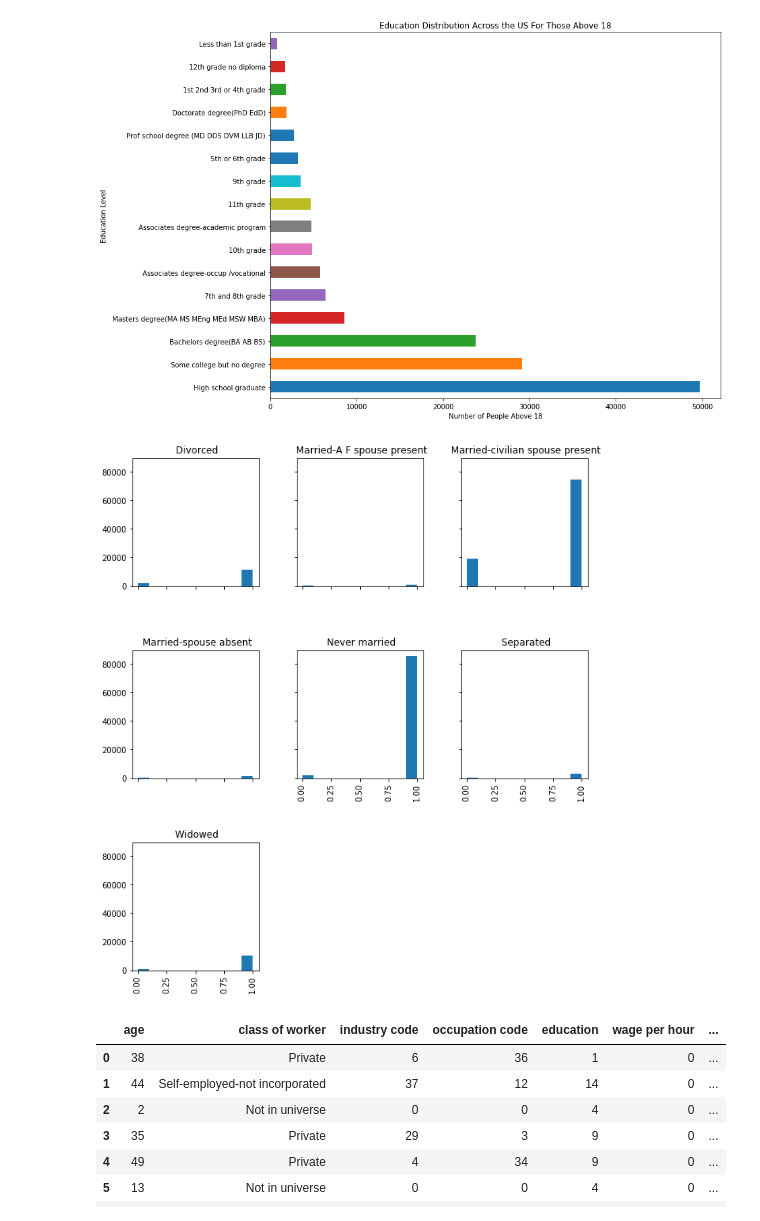
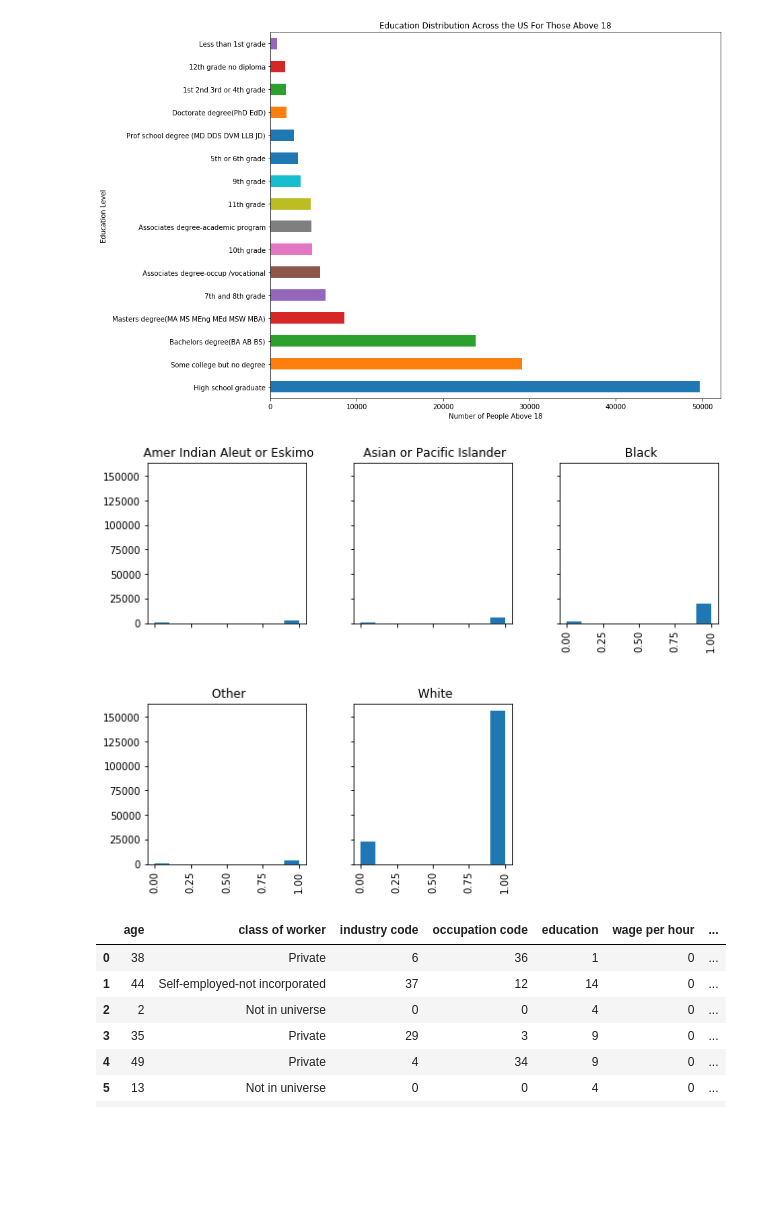
Before and after one commit to llieberson/Income-Classification, a Jupyter notebook: IncomeClassification.ipynb, the cells around one changed output. Cells and saved outputs as stored; diff of their text form; code cells hidden in the pictures; blank space fills up the shorter version.

```diff
--- a/IncomeClassification.ipynb
+++ b/IncomeClassification.ipynb
@@ -247,9 +249,10 @@ plt.title('Education Distribution Across the US For Those Above 18');
 # %% [output]
 [figure]
 # %%
-dfTrain.hist(column='target', by='maritial status', sharex=True, sharey=True, layout=(3,3),figsize=(10,12));
+dfTrain.hist(column='target', by='race', sharex=True, sharey=True, layout=(3,3),figsize=(10,12));
+plt.title('Income Group by Race');
 # %% [output]
-[figure, old version]
+[figure, new version]
 # %%
 #higher levels of education go with higher values since it is ordinal. I also noticed that the entries have spaces
 #preceding values, which was taken into account here
```
Also changed, not shown: parts of 39 cells of this notebook.
